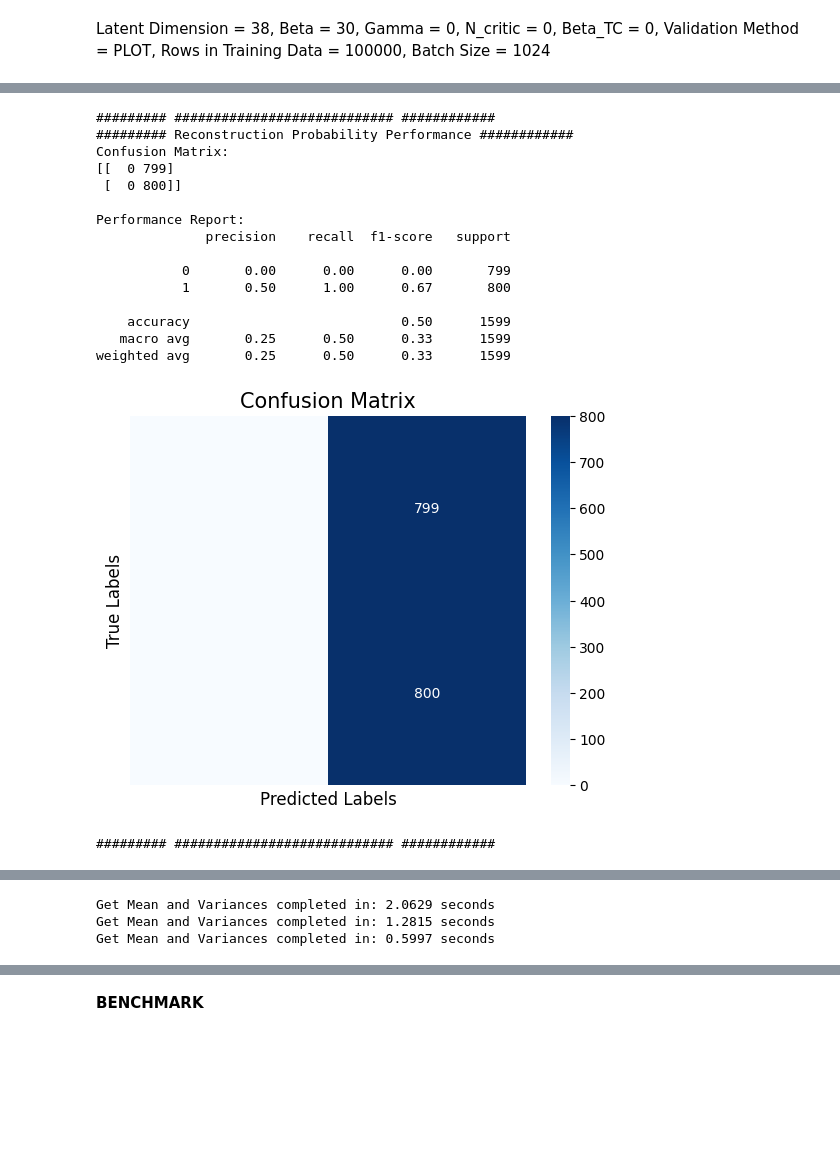
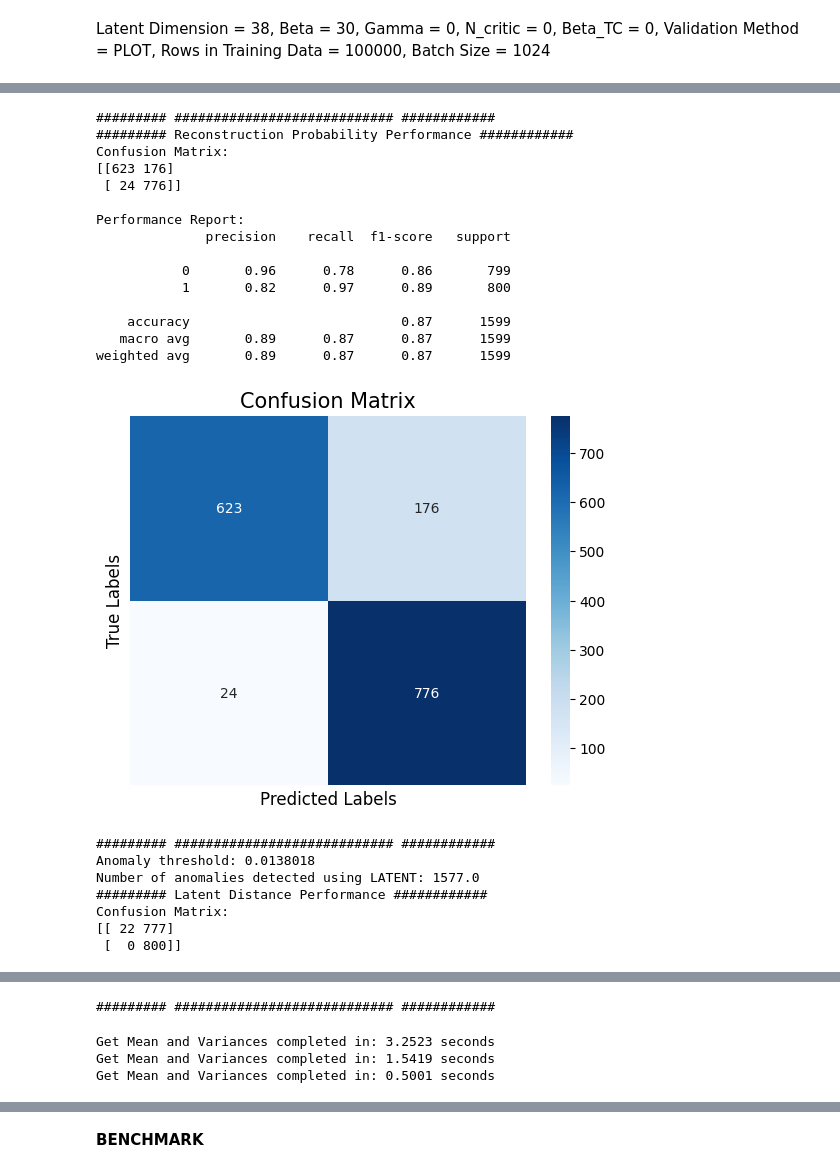
Before and after one commit to Samin765/Edge-Deployable-Unsupervised-IDS-for-CAN, a Jupyter notebook: VAE_multiple_samples_.ipynb, the cells around one changed output, grey strips where cells are left out. Cells and saved outputs as stored; diff of their text form; code cells hidden in the pictures; blank space fills up the shorter version.

Commit message:
Checkpoint before using different dataset

```diff
--- a/VAE_multiple_samples_.ipynb
+++ b/VAE_multiple_samples_.ipynb
@@ -198,7 +229,7 @@ LOAD_DATAFRAME = False
 BINARY = False
 BINARY_ID = False
 
-n_rows_train = 50000  # select how many rows to load. None if whole train datasset
+n_rows_train = 200000  # select how many rows to load. None if whole train datasset
 n_rows_test = 50000   # select how many rows to load. None if whole test datasset
 batch_size = 1024
 window_size = 50    # increase window size
@@ -215,14 +246,23 @@ if LOAD_DATAFRAME:
     processeddataframe_test = pd.read_pickle(processeddataframe_DoS_pickle_path)
     test_dataset = convert_to_tensorflow(processeddataframe_test['features'] ,processeddataframe_test['type'], batch_size= batch_size )
 else:
+
     # Preprocess and load training data
-    processeddataframe , embedding_model, id_to_embedding, scalers = feature_selection_preparation(preprocessed_normal_channel2_csv_path, phase = 'training', rows=n_rows_train, binary = BINARY, binary_id= BINARY_ID)
+    processeddataframe , embedding_model, id_to_embedding, scalers = feature_selection_preparation(HCRL_CarHacking_Normal_csv_path, phase = 'training', rows=n_rows_train, binary = BINARY, binary_id= BINARY_ID)
     train_dataset, val_dataset, val_dataset2 = convert_to_tensorflow(processeddataframe['features'], batch_size= batch_size, window_size = window_size, stride = stride, split_ratio= split_ratio)
 
-    processeddataframe_test = feature_selection_preparation(preprocessed_50K_Replay_channel2_csv_path, phase = 'test', rows=n_rows_test, binary = BINARY, binary_id = BINARY_ID, embedding_model = embedding_model, id_to_embedding = id_to_embedding, scalers = scalers)
+    processeddataframe_test = feature_selection_preparation(preprocessed_50K_Replay_channel2_part2_csv_path, phase = 'test', rows=n_rows_test, binary = BINARY, binary_id = BINARY_ID, embedding_model = embedding_model, id_to_embedding = id_to_embedding, scalers = scalers)
+    test_dataset, test_threshold_dataset = convert_to_tensorflow(processeddataframe_test['features'], processeddataframe_test['type'], batch_size = batch_size, window_size= window_size, stride=stride, window_anomaly = window_anomaly)
+    """
+
+    processeddataframe , embedding_model, id_to_embedding, scalers = feature_selection_preparation_new(preprocessed_50K_Replay_channel2_part1_csv_path, phase = 'test', rows=n_rows_train, binary = BINARY, binary_id= BINARY_ID, train_embedding_scaler = True)
+    train_dataset, val_dataset = convert_to_tensorflow(processeddataframe['features'], processeddataframe['type'], batch_size = batch_size, window_size= window_size, stride=stride, window_anomaly = window_anomaly)
+
+    processeddataframe_test = feature_selection_preparation_new(preprocessed_50K_Replay_channel2_part2_csv_path, phase = 'test', rows=n_rows_test, binary = BINARY, binary_id = BINARY_ID, embedding_model = embedding_model, id_to_embedding = id_to_embedding, scalers = scalers, train_embedding_scaler = False)
     test_dataset, test_threshold_dataset = convert_to_tensorflow(processeddataframe_test['features'], processeddataframe_test['type'], batch_size = batch_size, window_size= window_size, stride=stride, window_anomaly = window_anomaly)
 
-    #processeddataframe_dos_baseline = feature_selection_preparation(preprocessed_DoS_channel2_csv_path, 'test', rows=n_rows_test)
-    #dos_test_dataset, dos_threshold_dataset = convert_to_tensorflow(processeddataframe_dos_baseline['features'], processeddataframe_dos_baseline['type'], batch_size = batch_size, window_size= window_size, stride=stride, window_anomaly_ratio = window_anomaly_ratio)
+    processeddataframe_normal = feature_selection_preparation_new(preprocessed_normal_channel2_csv_path, phase = 'training', rows=n_rows_test, binary = BINARY, binary_id = BINARY_ID, embedding_model = embedding_model, id_to_embedding = id_to_embedding, scalers = scalers, train_embedding_scaler = False)
+    train_dataset_normal, val_dataset_normal, val_dataset2_normal = convert_to_tensorflow(processeddataframe_normal['features'], batch_size= batch_size, window_size = window_size, stride = stride, split_ratio= split_ratio)
+    """
 # %% [output]
 #############START#####################
@@ -1744,7 +1810,7 @@ patience = 5
 
 # IMPORTANT
 latent_dim= 10
-beta = 3 # 50
+beta = 0.8 # 50
 beta_tc = 1.008 #1.008 # keep in mind this is tuned based on that we get tc loss = -244..
 gamma = 0  # TC weight (typically between 1 and 10) 6
 n_critic = 0
@@ -1772,11 +1838,11 @@ vae_semi = LR_SEMIVAE(input_dim=input_dim, latent_dim=latent_dim, window_size= w
 optimizer = tf.keras.optimizers.AdamW(learning_rate=cosine_decay_schedule)
 discriminator_optimizer = tf.keras.optimizers.AdamW(learning_rate=learning_rate_disc)
 
-train_losses, val_losses, real_epochs, time, show_val, model_path, vae = train_model_semi(vae_semi,optimizer,discriminator_optimizer, epochs,
+train_losses, val_losses, real_epochs, time, show_val, model_path, vae = train_model(vae,optimizer,discriminator_optimizer, epochs,
                                                                     n_samples, input_dim, latent_dim, batch_size,beta,
                                                                       gamma, n_critic, steps_anneal, patience, time,beta_tc,validation_method,
-                                                                      model_path= "", train_dataset = test_dataset,test_dataset = test_dataset,
-                                                                      val_dataset = test_threshold_dataset,n_rows_train=n_rows_train,AWS = AWS,s3 = s3, BUCKET=BUCKET)
+                                                                      model_path= "", train_dataset = train_dataset,test_dataset = test_dataset,
+                                                                      val_dataset = val_dataset,n_rows_train=n_rows_train,AWS = AWS,s3 = s3, BUCKET=BUCKET)
 
 
 plot_loss_curve(train_losses, val_losses , real_epochs, latent_dim, time,n_rows_train, show_val= show_val, AWS = AWS, s3 = s3, BUCKET = BUCKET)
@@ -1786,8 +1852,8 @@ reducer = get_latent_representations_label(vae, test_dataset, latent_dim, beta,n
 
 if AD:
   reconstruction_AD = True
-  latent_AD = False
-  reconstruction_threshold, probability_threshold, latent_threshold, mean_train, variance_train, loaded_vae, tree = get_threshold_from_train(model_path,train_dataset, val_dataset,reconstruction_AD, latent_AD, val_dataset2= val_dataset2)
+  latent_AD = True
+  reconstruction_threshold, probability_threshold, latent_threshold, mean_train, variance_train, loaded_vae, tree = get_threshold_from_train(model_path,train_dataset, val_dataset,reconstruction_AD, latent_AD, val_dataset2= None)
   results, results_probs, distances = anomaly_detection(loaded_vae, test_dataset , reconstruction_AD, latent_AD, mean_train, variance_train, tree = tree, debug = True)
   reconstruction_error_accuracy , reconstruction_probs_accuracy, latent_accuracy = get_anomaly_detection_accuracy(reconstruction_AD, latent_AD, results,results_probs,reconstruction_threshold,probability_threshold,distances,latent_threshold,model_name, latent_dim,epochs,time,n_rows_train, AWS = AWS, s3=s3, BUCKET = BUCKET)
 # %% [output]
@@ -2029,11 +2142,10 @@ reducer = get_latent_representations_label(load_vae, test_dataset, 0, 0 ,0,0,0,e
 # %%
-model_path = "./Resources/Models/SEMI-Supervised-VAE_EPOCHS17_LD10_BETA3_NT50000_INPUT24_12-42.keras"
+model_path = "./Resources/Models/BetaVAE_EPOCHS6_LD10_BETA0.8_NT800000_INPUT24_16-11.keras"
 model_name = "EmbeddingBetaVAE"
 #model_path = best_model_path
 reconstruction_AD = True
-latent_AD = False
-n_rows_train = 50000
-reconstruction_threshold, probability_threshold, latent_threshold, mean_train, variance_train, loaded_vae, tree = get_threshold_from_test(model_path,train_dataset, val_dataset,reconstruction_AD, latent_AD,val_dataset2 = test_threshold_dataset)
+latent_AD = True
+reconstruction_threshold, probability_threshold, latent_threshold, mean_train, variance_train, loaded_vae, tree = get_threshold_from_train(model_path,train_dataset, val_dataset,reconstruction_AD, latent_AD, val_dataset2= None)
 results, results_probs, distances = anomaly_detection(loaded_vae, test_dataset , reconstruction_AD, latent_AD, mean_train, variance_train, tree = tree, debug = True)
 reconstruction_error_accuracy , reconstruction_probs_accuracy, latent_accuracy = get_anomaly_detection_accuracy(reconstruction_AD, latent_AD, results,results_probs,reconstruction_threshold,probability_threshold,distances,latent_threshold,model_name, latent_dim,epochs,time,n_rows_train, AWS = AWS, s3=s3, BUCKET = BUCKET)
 # %% [output]
@@ -2058,17 +2170,23 @@ weighted avg       0.25      0.50      0.33      1599
 ######### ############################ ############
 ######### Reconstruction Probability Performance ############
 Confusion Matrix:
-[[  0 799]
- [  0 800]]
+[[623 176]
+ [ 24 776]]
 
 Performance Report:
               precision    recall  f1-score   support
 
-           0       0.00      0.00      0.00       799
-           1       0.50      1.00      0.67       800
+           0       0.96      0.78      0.86       799
+           1       0.82      0.97      0.89       800
 
-    accuracy                           0.50      1599
-   macro avg       0.25      0.50      0.33      1599
-weighted avg       0.25      0.50      0.33      1599
+    accuracy                           0.87      1599
+   macro avg       0.89      0.87      0.87      1599
+weighted avg       0.89      0.87      0.87      1599
-[figure, old version]
+[figure, new version]
 ######### ############################ ############
+Anomaly threshold: 0.0138018
+Number of anomalies detected using LATENT: 1577.0
+######### Latent Distance Performance ############
+Confusion Matrix:
+[[ 22 777]
+ [  0 800]]
@@ -2075,13 +2194,14 @@ weighted avg       0.25      0.50      0.33      1599
+######### ############################ ############
 # %%
-model_path = "./Resources/Models/BetaVAE_EPOCHS98_LD100_BETA50_NT50000_INPUT24_13-22.keras"
+model_path = "./Resources/Models/BetaVAE_EPOCHS6_LD10_BETA0.8_NT800000_INPUT24_16-11.keras"
 
 mean_train, variance_train = get_mean_variances(train_dataset, test = False, load_vae= None, model_path= model_path)
 mixed_means, mixed_variances, mixed_labels = get_mean_variances(test_dataset, test = True, load_vae= None, model_path= model_path)
 mixed2_means, mixed2_variances, mixed2_labels = get_mean_variances(test_threshold_dataset, test = True, load_vae= None, model_path= model_path)
 # %% [output]
-Get Mean and Variances completed in: 2.0629 seconds
-Get Mean and Variances completed in: 1.2815 seconds
-Get Mean and Variances completed in: 0.5997 seconds
+Get Mean and Variances completed in: 3.2523 seconds
+Get Mean and Variances completed in: 1.5419 seconds
+Get Mean and Variances completed in: 0.5001 seconds
 # %%
 mixed_means = mixed_means[:5000]
 mixed_variances = mixed_variances[:5000]
```
Also changed, not shown: parts of 9 cells of this notebook, 3 other files.
